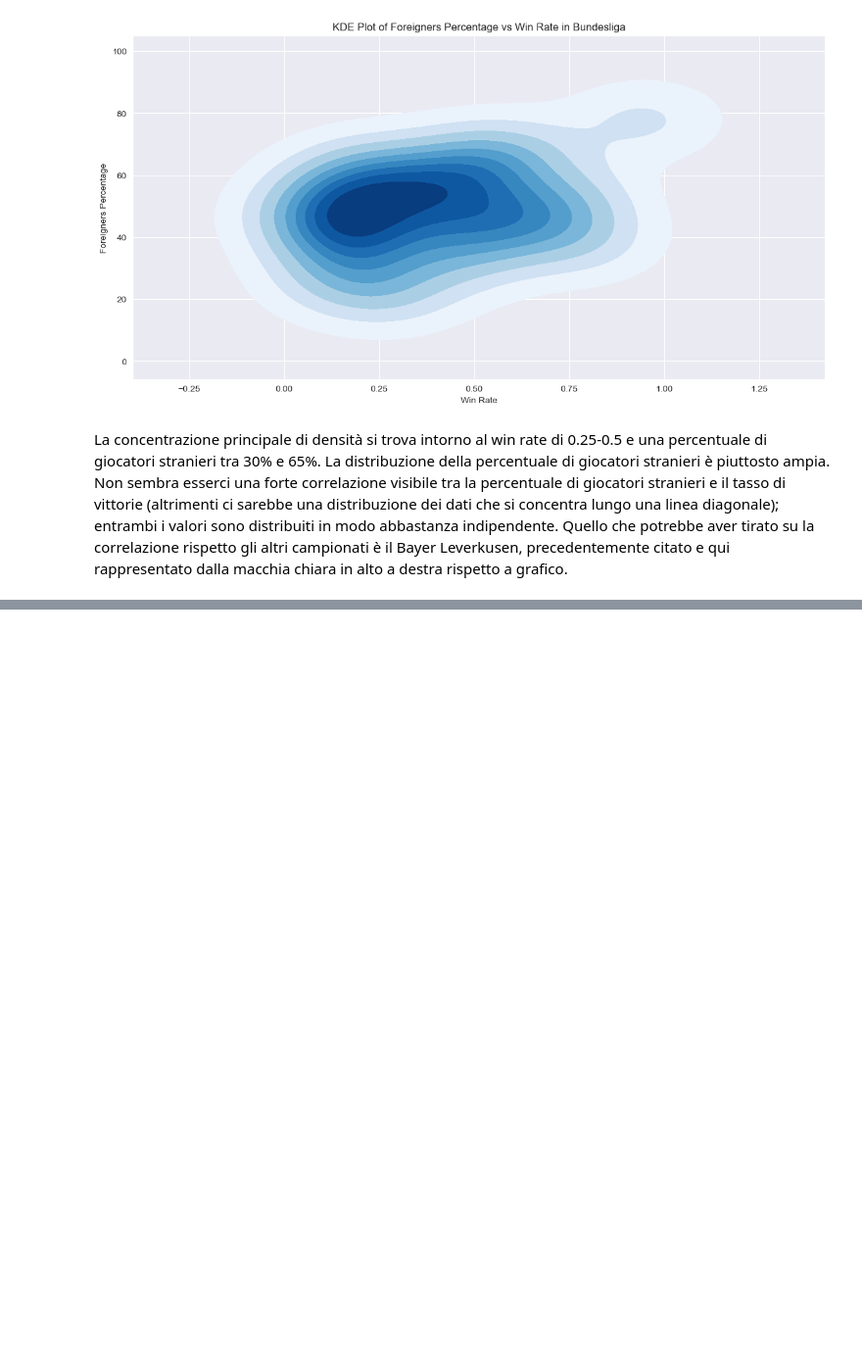
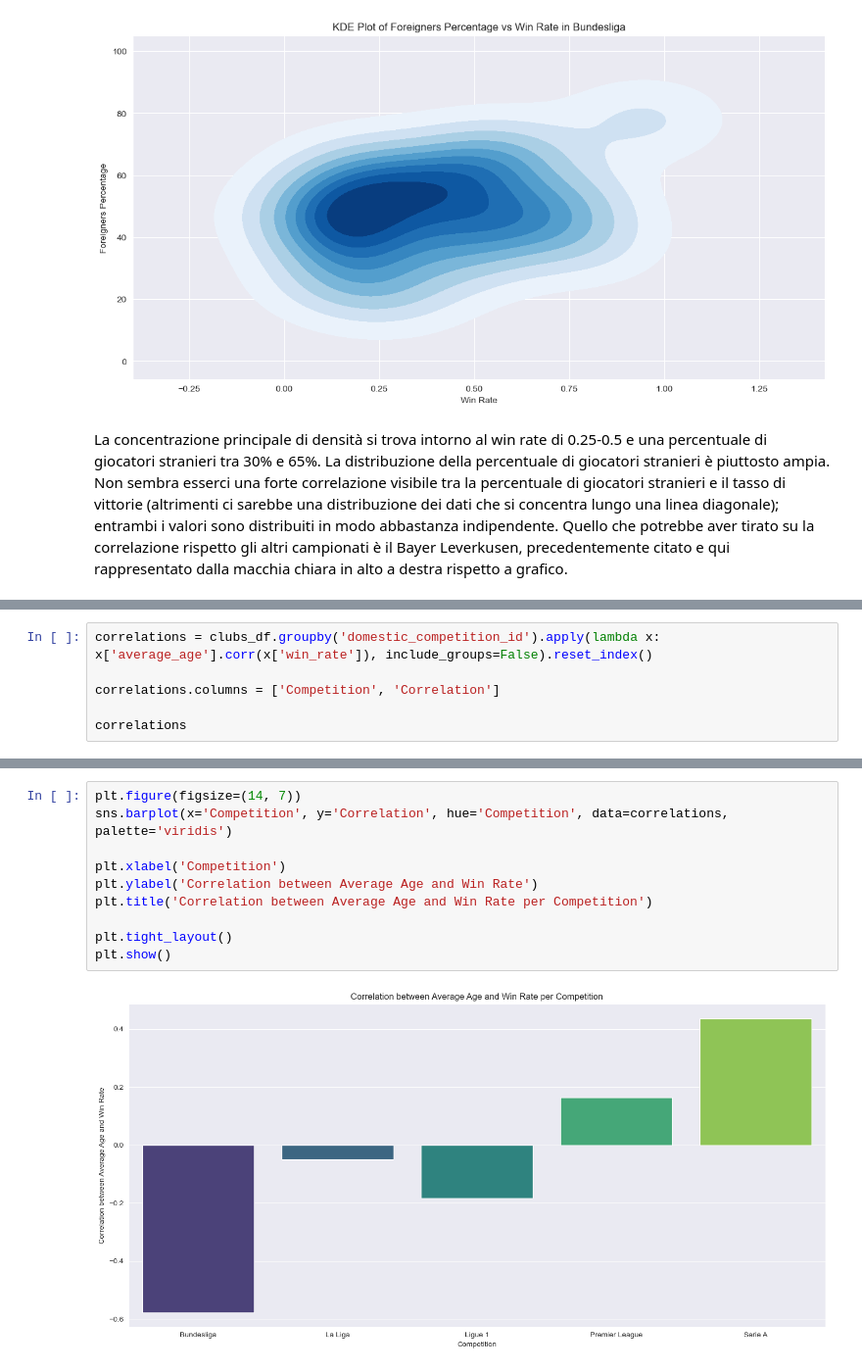
Before and after one commit to IUM-TWEB/Footbrawl, a Jupyter notebook: DataAnalytics/Clubs.ipynb, the cells around one changed output, grey strips where cells are left out. Shown at 98% size. Saved outputs shown, nothing was run; the diff lists cells and outputs as text; blank space fills up the shorter version.

```diff
--- a/DataAnalytics/Clubs.ipynb
+++ b/DataAnalytics/Clubs.ipynb
@@ -681,0 +772,6 @@ Fare un analisi tenendo conto anche dell'età dei giocatori o della nazionalità
+# %%
+correlations = clubs_df.groupby('domestic_competition_id').apply(lambda x: x['average_age'].corr(x['win_rate']), include_groups=False).reset_index()
+
+correlations.columns = ['Competition', 'Correlation']
+
+correlations
@@ -681,0 +785,12 @@ Fare un analisi tenendo conto anche dell'età dei giocatori o della nazionalità
+# %%
+plt.figure(figsize=(14, 7))
+sns.barplot(x='Competition', y='Correlation', hue='Competition', data=correlations, palette='viridis')
+
+plt.xlabel('Competition')
+plt.ylabel('Correlation between Average Age and Win Rate')
+plt.title('Correlation between Average Age and Win Rate per Competition')
+
+plt.tight_layout()
+plt.show()
+# %% [output]
+[figure, added]
```
Also changed, not shown: parts of 21 cells of this notebook.
